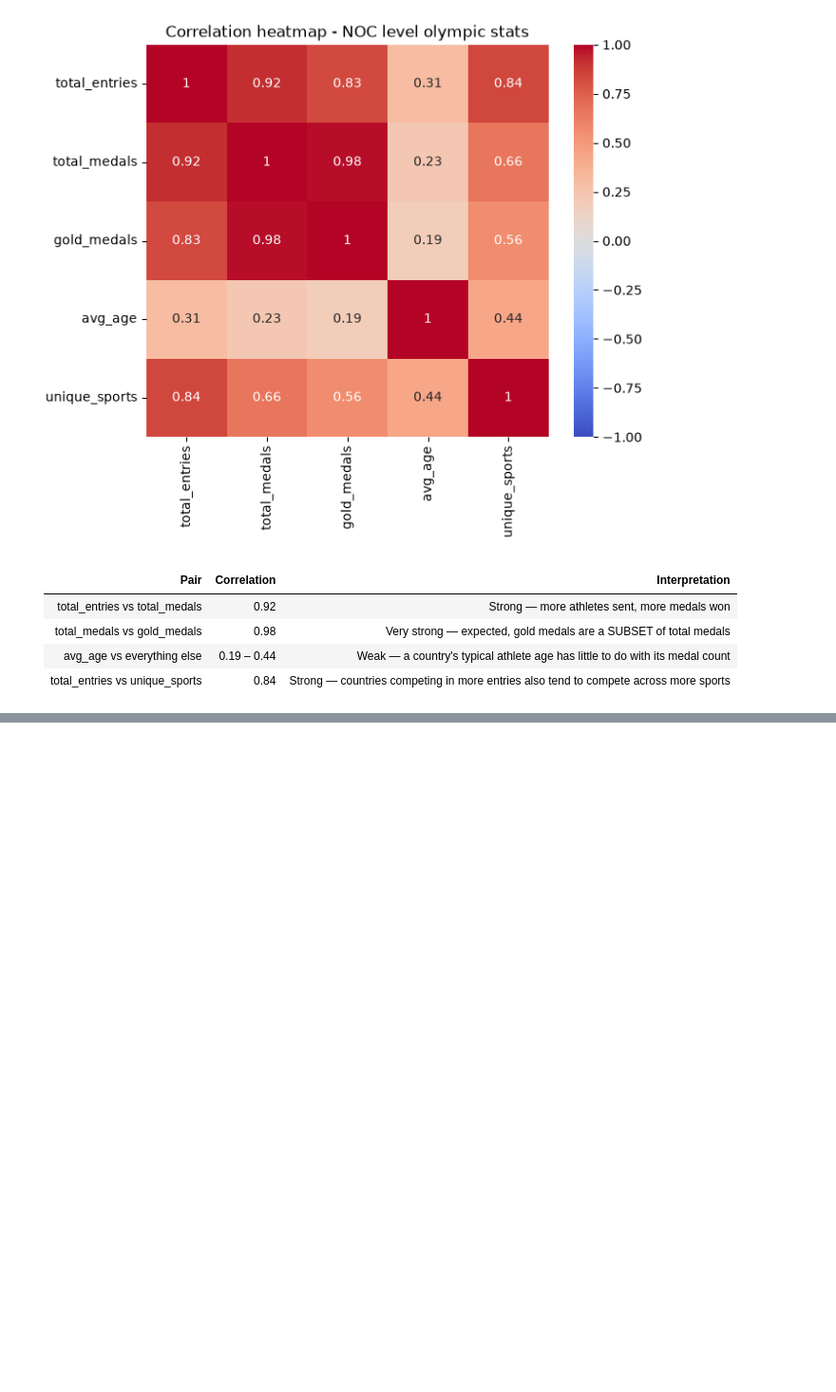
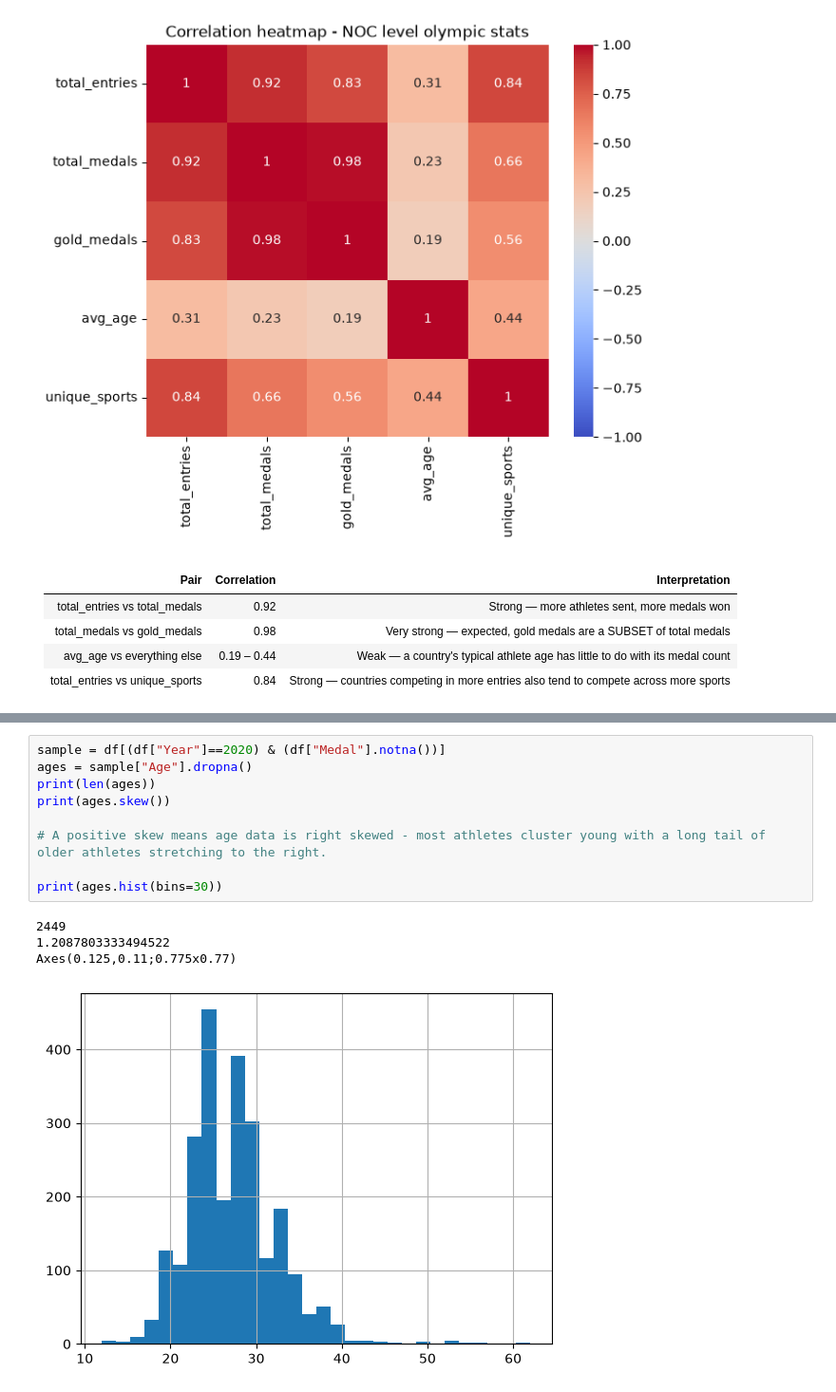
Before and after one commit to Ramya-101999/Python-Class, a Jupyter notebook: EDA Stats 2.ipynb, the cells around one changed output, grey strips where cells are left out. Shown at 95% size. Cells and saved outputs as stored; diff of their text form; blank space fills up the shorter version.

```diff
--- a/EDA Stats 2.ipynb
+++ b/EDA Stats 2.ipynb
@@ -123,0 +154,14 @@ plt.show()
+# %%
+sample = df[(df["Year"]==2020) & (df["Medal"].notna())]
+ages = sample["Age"].dropna()
+print(len(ages))
+print(ages.skew())
+
+# A positive skew means age data is right skewed - most athletes cluster young with a long tail of older athletes stretching to the right.
+
+print(ages.hist(bins=30))
+# %% [output]
+2449
+1.2087803333494522
+Axes(0.125,0.11;0.775x0.77)
+[figure, added]
```
Also changed, not shown: parts of 7 cells of this notebook.
